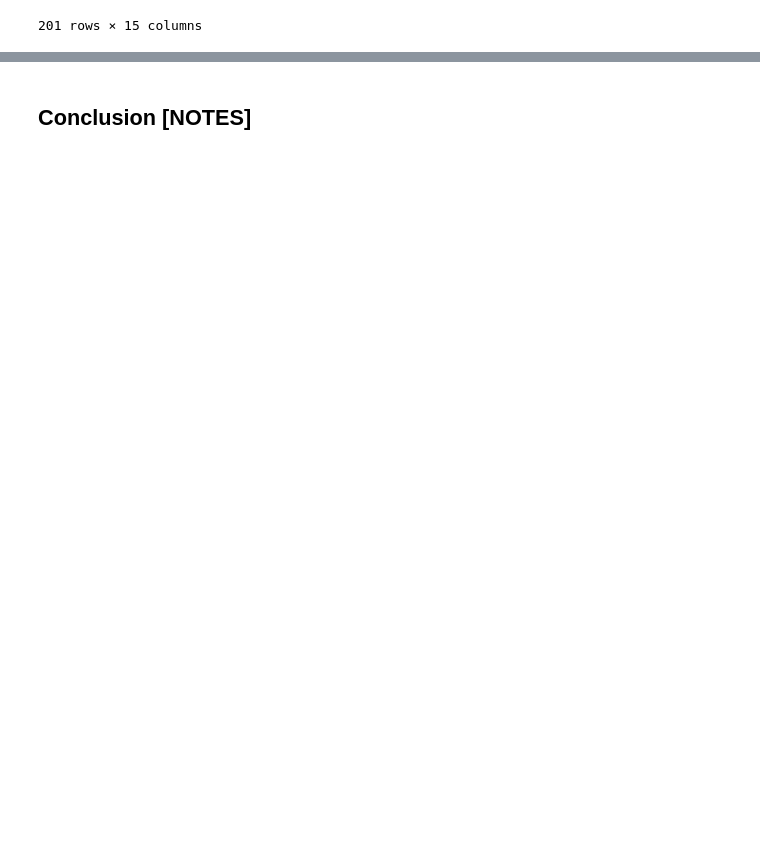
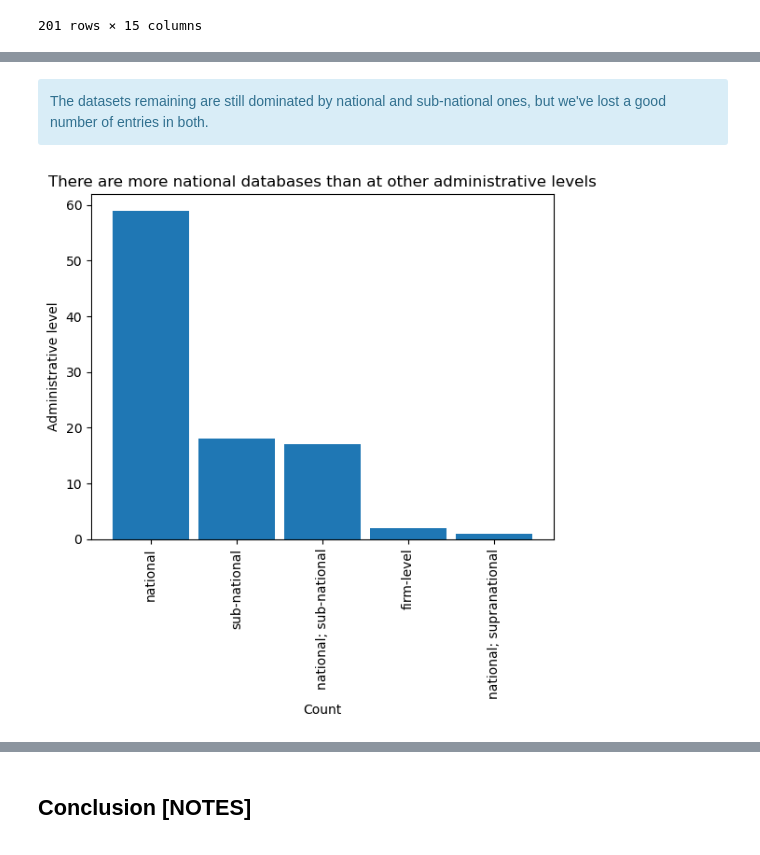
Before and after one commit to LawrenceKay/worldwide_covid_policy, a Jupyter notebook: notebooks/WCPP_data_collection.ipynb, the cells around one changed output, grey strips where cells are left out. Cells and saved outputs as stored; diff of their text form; code cells hidden in the pictures; blank space fills up the shorter version.

```diff
--- a/notebooks/WCPP_data_collection.ipynb
+++ b/notebooks/WCPP_data_collection.ipynb
@@ -995,0 +1011,3 @@ NEXT STEPS: look at the sub-national datasets.
+# %%
+# Drops all rows with 'non-downloadable' data formats
+oxford_supertracker = oxford_supertracker.drop(oxford_supertracker[oxford_supertracker['Data Format'].str.contains('non-downloadable', na=False)].index)
@@ -995,0 +1031,3 @@ NEXT STEPS: look at the sub-national datasets.
+# %%
+# Resets the index
+oxford_supertracker.reset_index(inplace= True, drop=True)
@@ -995,0 +1094,3 @@ NEXT STEPS: look at the sub-national datasets.
+# %%
+# Drops html only entries
+oxford_supertracker = oxford_supertracker.drop(oxford_supertracker[oxford_supertracker['Data Format'] == 'html'].index)
@@ -995,0 +1119,15 @@ NEXT STEPS: look at the sub-national datasets.
+# %%
+# Gets the number of entries by the level of observation
+entries_by_administrative_level_updated = oxford_supertracker.groupby('Level of Observation').size()
+
+# Puts the count into a dataframe
+entries_by_administrative_level_updated  =  pd.DataFrame(entries_by_administrative_level_updated )
+
+# Renames first column
+entries_by_administrative_level_updated.rename(columns = {0: 'Count'}, inplace = True)
+
+# Sorts by the count column
+entries_by_administrative_level_updated  = entries_by_administrative_level_updated .sort_values(by = ['Count'], ascending = False)
+
+# Shows counts
+entries_by_administrative_level_updated
@@ -995,0 +1142,16 @@ NEXT STEPS: look at the sub-national datasets.
+# %% [markdown]
+<div class="alert-info">
+The datasets remaining are still dominated by national and sub-national ones, but we've lost a good number of entries in both.
+
+</div>
+# %%
+# Makes an updated barchart for the level of observation counts
+plt.figure()
+plt.bar(entries_by_administrative_level_updated .index, entries_by_administrative_level_updated ['Count'], width = 0.9)
+plt.xticks(rotation=90)
+plt.title('There are more national databases than at other administrative levels')
+plt.xlabel('Count')
+plt.ylabel('Administrative level')
+plt.show()
+# %% [output]
+[figure, added]
```
Also changed, not shown: parts of 40 cells of this notebook.
